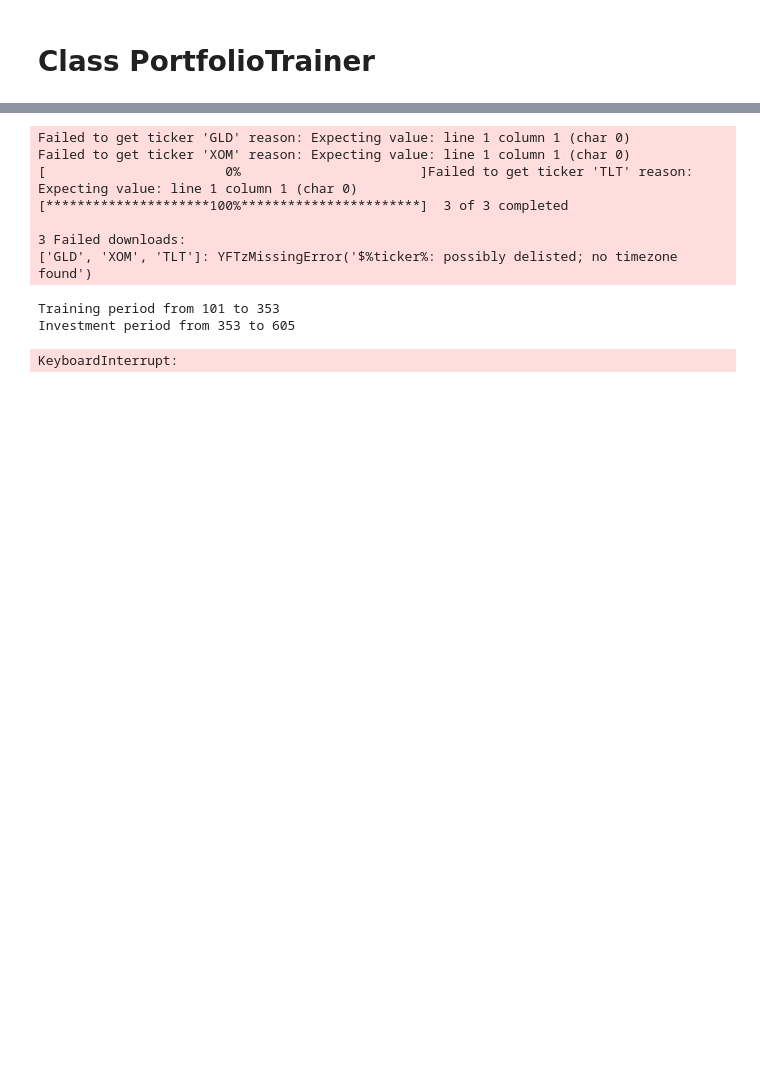
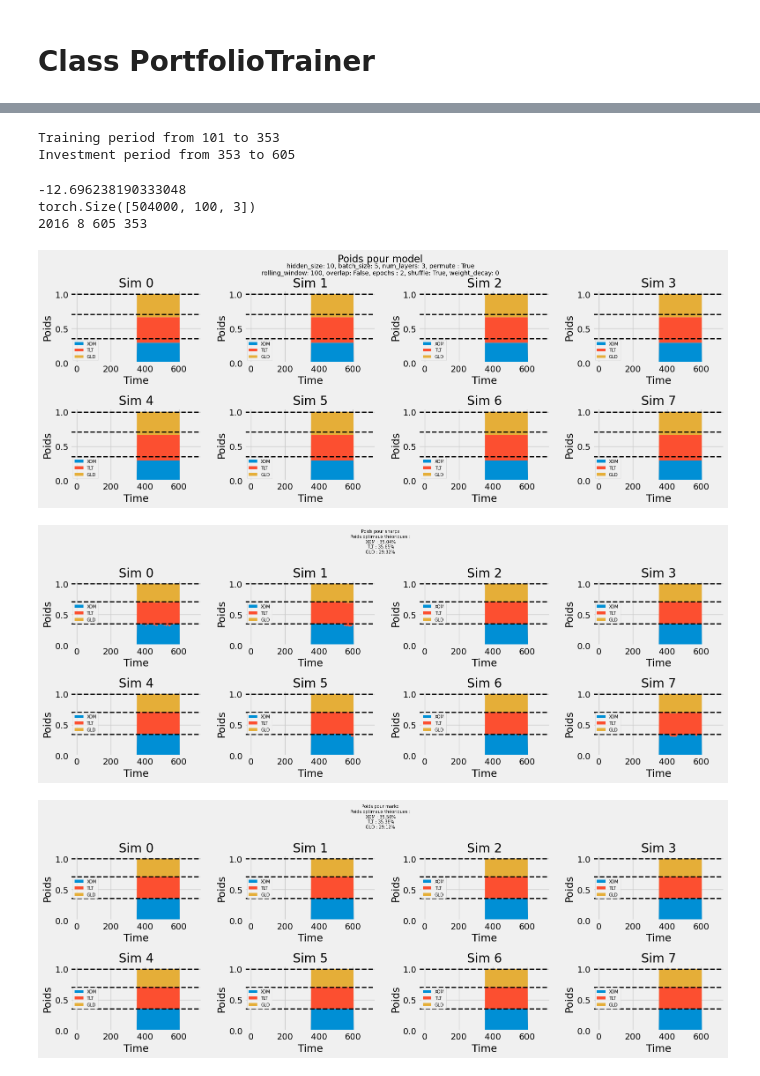
Before and after one commit to alexandreviard/DL-Portfolio-CMAP, a Jupyter notebook: ntbks/test.ipynb, the cells around one changed output, grey strips where cells are left out. Cells and saved outputs as stored; diff of their text form; code cells hidden in the pictures; blank space fills up the shorter version.

```diff
--- a/ntbks/test.ipynb
+++ b/ntbks/test.ipynb
@@ -175,50 +298,44 @@ KeyboardInterrupt:
 # %%
-mean = np.array([0.00037681, 0.00031588, 0.00016635])
-cov = np.array([[ 1.35957835e-04,  1.49690958e-05,  2.02862672e-05],
-       [ 1.49690958e-05,  8.39153183e-05, -5.52688327e-05],
-       [ 2.02862672e-05, -5.52688327e-05,  2.79139612e-04]])
+financial_dataset = FinancialDataset(tickers=["XOM", "TLT", "GLD"], synthetic=True, n_simul=2000, n_synthetic=700, mean=mean, cov=cov/100000)
 
-financial_dataset = FinancialDataset(tickers=["XOM", "TLT", "GLD"], synthetic=True, n_simul=200000, n_synthetic=700, mean=mean, cov=cov/1000)
 
 data_handler = DataHandler(
     dataset=financial_dataset,
     initial_train_years=1,
     retrain_years=1,
     rolling_window=100,
     batch_size=5,
     overlap=False,
     shuffle=True,
     on_synthetic=True
 )
 
 trainer = PortfolioTrainer(
     model=NN_Sharpe(input_size=data_handler.n_assets,
                     hidden_size=10,
                     num_layers=3,
 
                     output_size=data_handler.n_assets,
                     temperature=1),
 
     data_handler=data_handler,
     device='cpu',
     epochs=2,
     lr=0.001,
     weight_decay=0,
-    permute_assets=False
+    permute_assets=True
 )
 
 trainer.train(compute_marko_weights=['sharpe_torch' , 'marko_torch'])
 trainer.plot_weights(type_w='model', th_weights='sharpe')
 trainer.plot_weights(type_w='sharpe', th_weights='sharpe')
 trainer.plot_weights(type_w='marko', th_weights='marko')
 # %% [output]
-Failed to get ticker 'GLD' reason: Expecting value: line 1 column 1 (char 0)
-Failed to get ticker 'XOM' reason: Expecting value: line 1 column 1 (char 0)
-[                       0%                       ]Failed to get ticker 'TLT' reason: Expecting value: line 1 column 1 (char 0)
-[*********************100%***********************]  3 of 3 completed
-
-3 Failed downloads:
-['GLD', 'XOM', 'TLT']: YFTzMissingError('$%ticker%: possibly delisted; no timezone found')
+Training period from 101 to 353
+Investment period from 353 to 605
-Training period from 101 to 353
-Investment period from 353 to 605
+-12.696238190333048
+torch.Size([504000, 100, 3])
+2016 8 605 353
-KeyboardInterrupt:
+[figure, added]
+[figure, added]
+[figure, added]
```
Also changed, not shown: parts of 5 cells of this notebook.
